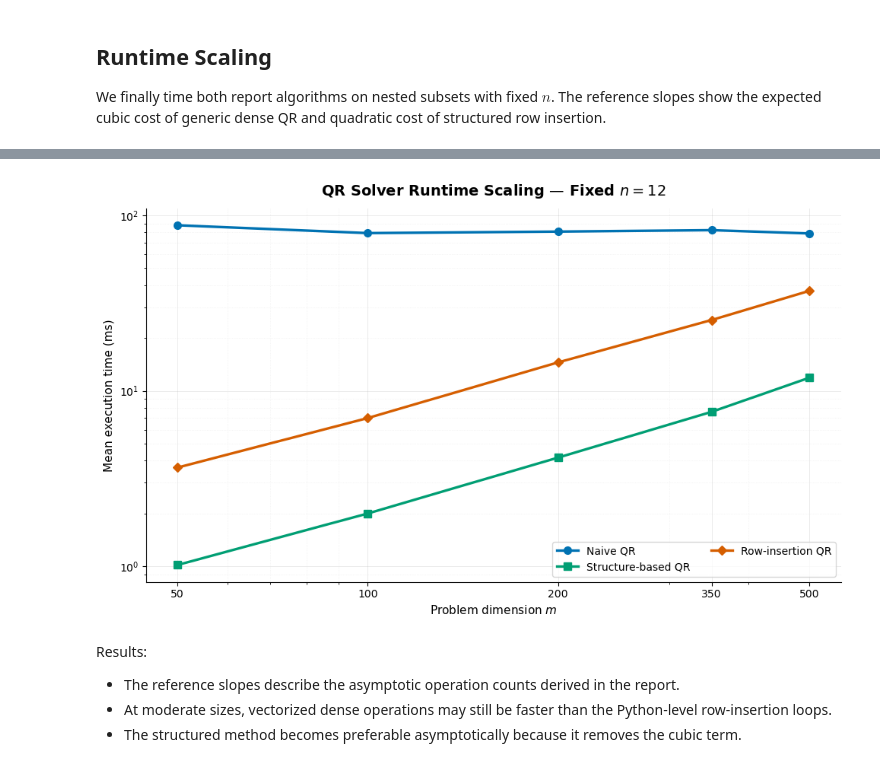
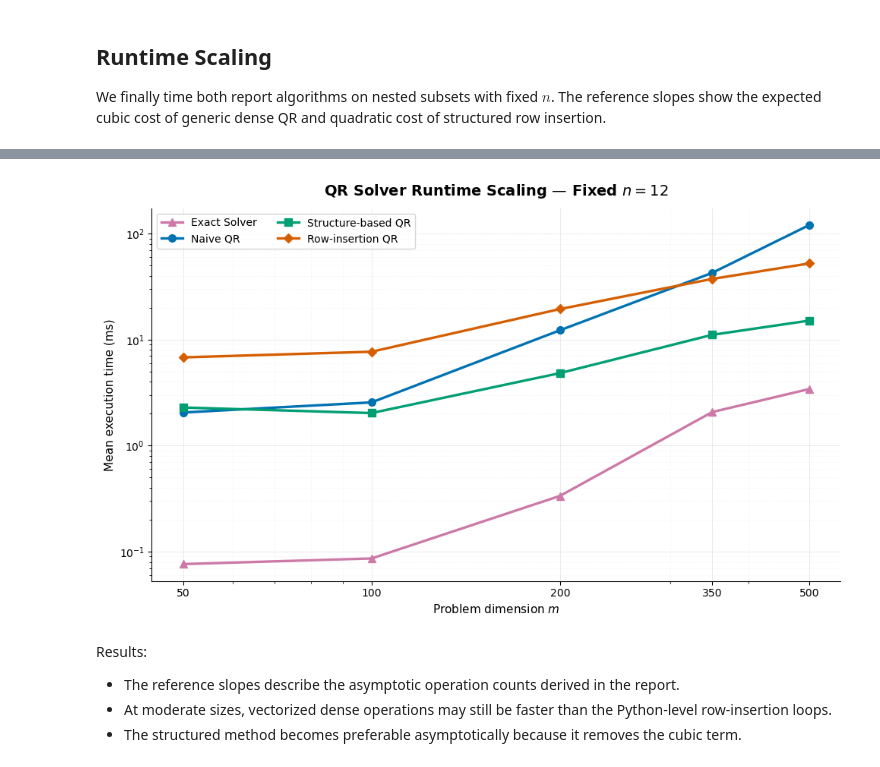
Before and after one commit to GianlucaPanzani/CM-Project-25-26, a Jupyter notebook: 03_qr_experiments2.ipynb, the cells around one changed output, grey strips where cells are left out. Cells and saved outputs as stored; diff of their text form; code cells hidden in the pictures.

```diff
--- a/03_qr_experiments2.ipynb
+++ b/03_qr_experiments2.ipynb
@@ -224,9 +224,12 @@ Row Insertion QR Solver elapsed time (ms)                      61.117
 
 We finally time both report algorithms on nested subsets with fixed $n$. The reference slopes show the expected cubic cost of generic dense QR and quadratic cost of structured row insertion.
 # %%
+# Scaling values for m
 m_scaling_sizes = np.array([50, 100, 200, 350, 500])
+# TODO: m_scaling_sizes = np.array([100, 200, 350, 500, 750, 1000])
 n_iters = 10
 
+mean_exact_times = []
 mean_naive_times = []
 mean_struct_times = []
 mean_row_times = []
@@ -234,31 +237,36 @@ mean_row_times = []
 # One iteration for each value of m
 for m_size in m_scaling_sizes:
     X_value = X[:m_size, :]
+    A_value, b_value = build_augmented_system(X_value, y, lam)
 
     # Compute the mean time over n_iters iterations
+    exact_sum = 0.0
     naive_sum = 0.0
     struct_sum = 0.0
     row_sum = 0.0
     for _ in range(n_iters):
-        _, _, _, _, naive_time  = naive_qr_solver(A, b)
+        _, _, exact_time        = solve_exact(X_value, y, lam)
+        _, _, _, _, naive_time  = naive_qr_solver(A_value, b_value)
         _, _, _, _, struct_time = qr_solver_structure_based(X_value, y, lam)
         _, _, _, _, row_time    = qr_solver_row_insertion(X_value, y, lam)
+        exact_sum += exact_time
         naive_sum += naive_time
         struct_sum += struct_time
         row_sum += row_time
 
     # Append the mean time for the current m value
+    mean_exact_times.append(exact_sum / n_iters)
     mean_naive_times.append(naive_sum / n_iters)
     mean_struct_times.append(struct_sum / n_iters)
     mean_row_times.append(row_sum / n_iters)
 
 # Print results
 print("Runtime Scaling:\n")
-print('-' * 79)
-print(f'{"m":>5} {"Naive QR (ms)":>20} {"Structure-Based QR (ms)":>26} {"Row insertion QR (ms)":>25}')
-print('-' * 79)
-for m_size, naive_time, struct_time, row_time in zip(m_scaling_sizes, mean_naive_times, mean_struct_times, mean_row_times):
-    print(f'{m_size:>5d} {naive_time * 1e3:>20.3f} {struct_time * 1e3:>26.3f} {row_time * 1e3:>25.3f}')
+print('-' * 100)
+print(f'{"m":>5} {"Exact Solver (ms)":>20} {"Naive QR (ms)":>20} {"Structure-Based QR (ms)":>26} {"Row insertion QR (ms)":>25}')
+print('-' * 100)
+for m_size, exact_time, naive_time, struct_time, row_time in zip(m_scaling_sizes, mean_exact_times, mean_naive_times, mean_struct_times, mean_row_times):
+    print(f'{m_size:>5d} {exact_time * 1e3:>20.3f} {naive_time * 1e3:>20.3f} {struct_time * 1e3:>26.3f} {row_time * 1e3:>25.3f}')
 # %% [output]
 Runtime Scaling:
 
@@ -273,6 +281,7 @@ Runtime Scaling:
 # %%
 # Convert times from seconds to milliseconds
 m_values = np.asarray(m_scaling_sizes, dtype=float)
+exact_times_ms = 1e3 * np.asarray(mean_exact_times)
 naive_times_ms = 1e3 * np.asarray(mean_naive_times)
 struct_times_ms = 1e3 * np.asarray(mean_struct_times)
 row_times_ms = 1e3 * np.asarray(mean_row_times)
@@ -284,6 +293,15 @@ quadratic_guide_ms = (struct_times_ms[-1] * (m_values / m_values[-1]) ** 2)
 fig, ax = plt.subplots(figsize=(10, 6))
 
 # Measured execution times
+ax.plot(
+    m_values,
+    exact_times_ms,
+    marker="^",
+    markersize=7,
+    linewidth=2.4,
+    color="#CC79A7",
+    label="Exact Solver"
+)
 ax.plot(
     m_values,
     naive_times_ms,
@@ -319,34 +337,34 @@ ax.set_yscale("log")
 # Display all sampled values on the x-axis
 ax.set_xticks(m_values)
 ax.set_xticklabels([str(int(m_size)) for m_size in m_values])
 ax.set_xlabel("Problem dimension $m$", fontsize=11)
 ax.set_ylabel("Mean execution time (ms)", fontsize=11)
 ax.set_title(f"QR Solver Runtime Scaling — Fixed $n={X.shape[1]}$", fontsize=14, fontweight="semibold", pad=12)
 
 # Improve readability
 ax.grid(
     True,
     which="major",
     linestyle="-",
     linewidth=0.7,
     alpha=0.25,
 )
 ax.grid(
     True,
     which="minor",
     linestyle=":",
     linewidth=0.6,
     alpha=0.18,
 )
 
 ax.spines["top"].set_visible(False)
 ax.spines["right"].set_visible(False)
 
 ax.legend(frameon=True, fontsize=10, ncol=2, loc="best")
 fig.tight_layout()
 plt.show()
 # %% [output]
-[figure, old version]
+[figure, new version]
 # %% [markdown]
 Results:
 
```
Also changed, not shown: parts of 5 cells of this notebook.
